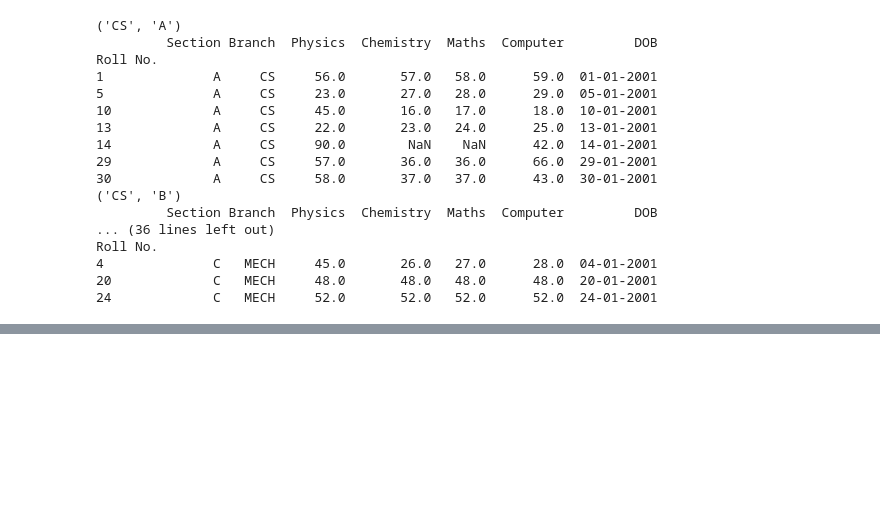
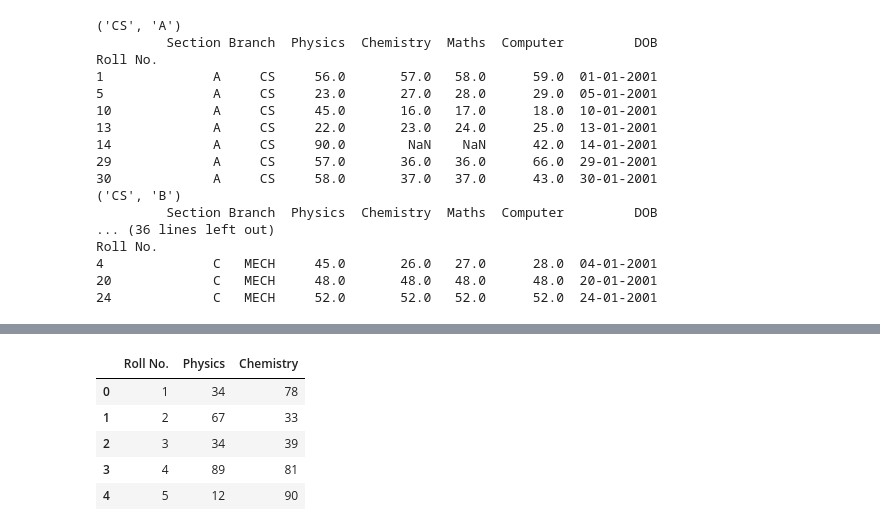
Before and after one commit to avisonstevedsouza/Pandas, a Jupyter notebook: groupby-function.ipynb, the cells around one changed output, grey strips where cells are left out. Drawn from its saved outputs; the diff is of its cells as text; code cells hidden in the pictures; blank space fills up the shorter version.

```diff
--- a/groupby-function.ipynb
+++ b/groupby-function.ipynb
@@ -97,0 +100,3 @@ Roll No.
+# %%
+df1=pd.DataFrame({'Roll No.':[1,2,3,4,5],'Physics':[34,67,34,89,12]})
+df1
@@ -97,0 +110,3 @@ Roll No.
+# %%
+df2=pd.DataFrame({'Roll No.':[1,2,3,4,5],'Chemistry':[78,33,39,81,90]})
+df2
@@ -97,0 +120,9 @@ Roll No.
+# %%
+pd.merge(df1,df2,on='Roll No.')
+# %% [output]
+|  | Roll No. | Physics | Chemistry |
+| 0 | 1 | 34 | 78 |
+| 1 | 2 | 67 | 33 |
+| 2 | 3 | 34 | 39 |
+| 3 | 4 | 89 | 81 |
+| 4 | 5 | 12 | 90 |
```
Also changed, not shown: parts of 15 cells of this notebook.
